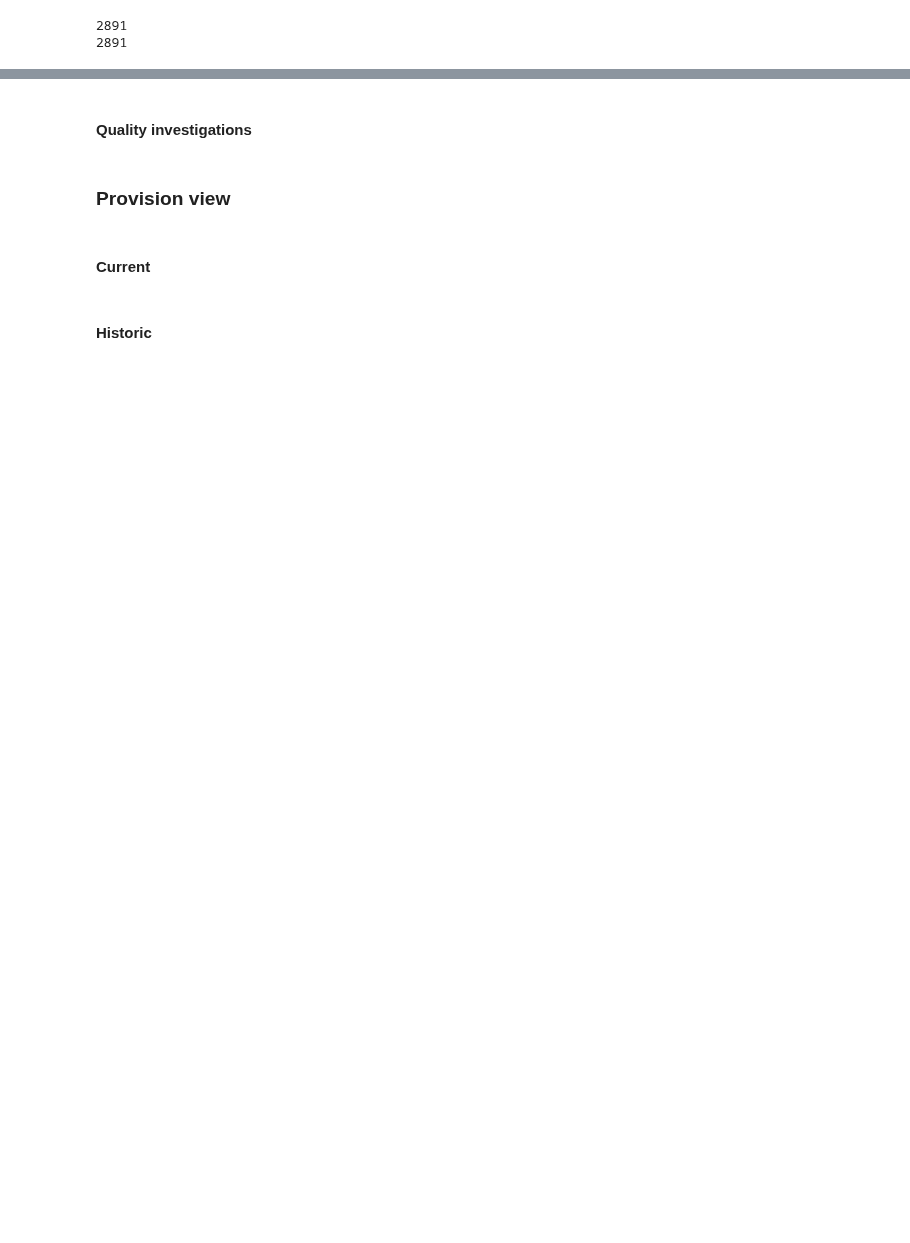
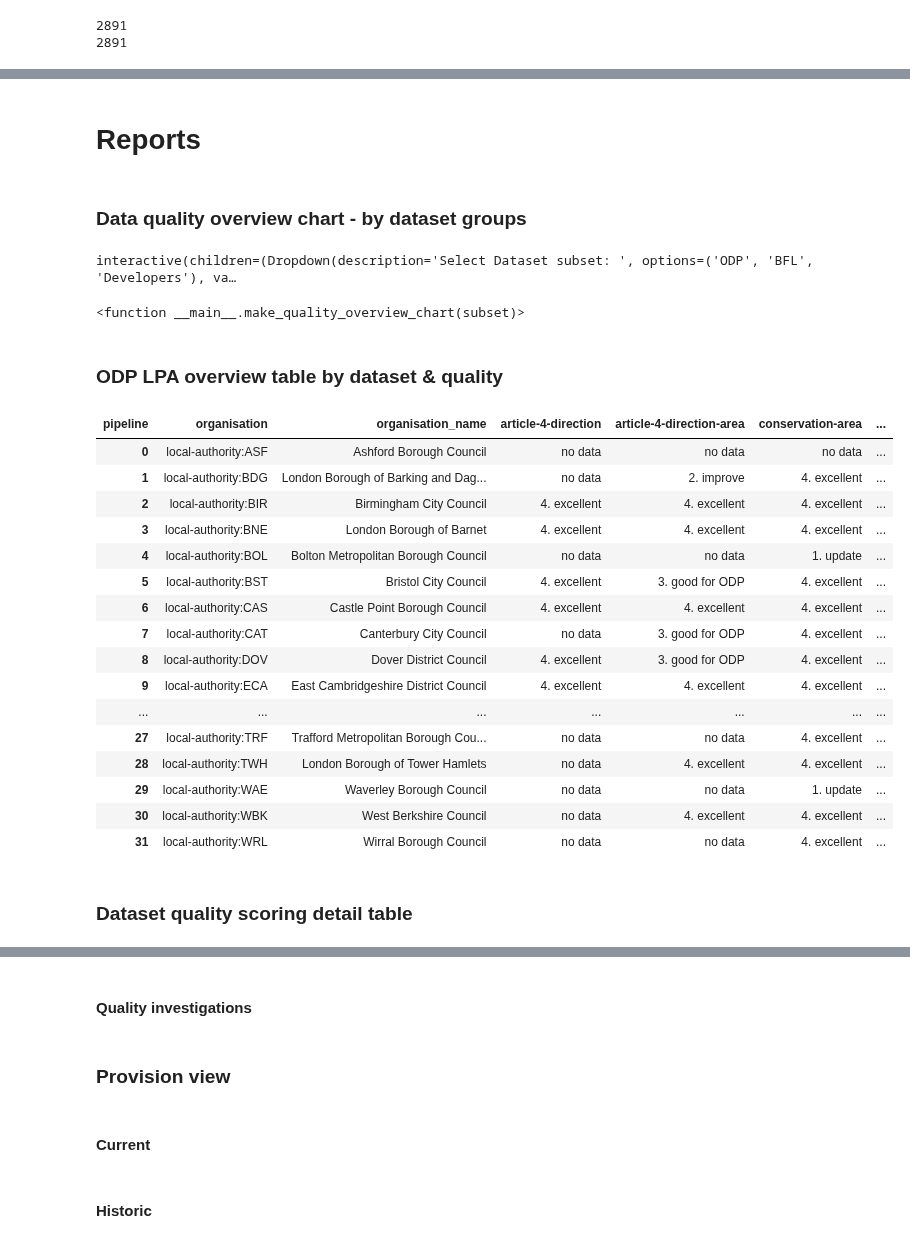
Before and after one commit to digital-land/jupyter-analysis, a Jupyter notebook: analysis/2024-06_issue_monitoring/issue_monitoring - provision scoring.ipynb, the cells around one changed output, grey strips where cells are left out. Saved outputs shown, nothing was run; the diff lists cells and outputs as text; code cells hidden in the pictures; blank space fills up the shorter version.

Commit message:
add second summary table and reorganise

```diff
--- a/analysis/2024-06_issue_monitoring/issue_monitoring - provision scoring.ipynb
+++ b/analysis/2024-06_issue_monitoring/issue_monitoring - provision scoring.ipynb
@@ -81,7 +81,8 @@ subset_dvl = ["developer-agreement", "developer-agreement-contribution", "develo
 # get table of active endpoints and resources, with issue summaries per resource joined on
 q = f"""
     SELECT
-        rhe.organisation, rhe.name as organisation_name, rhe.collection, rhe.pipeline, rhe.endpoint, rhe.resource, rhe.latest_status, rhe.endpoint_entry_date, rhe.resource_start_date,
+        rhe.organisation, rhe.name as organisation_name,
+        rhe.collection, rhe.pipeline, rhe.endpoint, rhe.resource, rhe.latest_status, rhe.endpoint_entry_date, rhe.resource_start_date,
         CAST(JULIANDAY('now') - JULIANDAY(rhe.resource_start_date) AS int) as resource_age_days,
         its.issue_type, its.count_issues, its.severity, its.responsibility
     FROM reporting_historic_endpoints rhe
@@ -192,0 +184,40 @@ plt.show()
+# %%
+# qual_summary
+
+lookup_provision_odp = lookup_provision[
+    lookup_provision["cohort"].str.contains("ODP")
+    ][["organisation", "pipeline"]].drop_duplicates()
+
+ # subset and pivot
+odp_lpa_summary = qual_summary.merge(
+    lookup_provision_odp,
+    how = "inner",
+    on = ["organisation", "pipeline"]
+).pivot(
+    columns = "pipeline",
+    values = "quality_level_label",
+    index = ["organisation", "organisation_name"]
+).reset_index()
+
+odp_lpa_summary.replace(np.nan, "no data", inplace=True)
+# odp_lpa_summary
+# %%
+level_colours = {
+    "4. excellent" : "background-color: #1a6837",
+    "3. good for ODP" : "background-color: #87cb67",
+    "2. improve" : "background-color: #fefebf",
+    "1. update" : "background-color: #f78c51"
+    }
+
+
+def make_color_mask_odp_lpa(df):
+    #DataFrame with same index and columns names as original filled empty strings
+    df_color_map =  pd.DataFrame("", index=df.index, columns=df.columns)
+
+    flag_slice = df.columns[2:]
+    for s in flag_slice:
+        df_color_map[s] = df[s].map(level_colours)
+
+    return df_color_map
+
+# odp_lpa_summary.style.apply(make_color_mask_odp_lpa, axis=None)
@@ -320,0 +371,33 @@ get_dataset_lpa_summary("tree")
+# %% [markdown]
+# Reports
+# %% [markdown]
+### Data quality overview chart - by dataset groups
+# %%
+widgets.interact(make_quality_overview_chart, subset = subset_dropdown)
+# %% [output]
+interactive(children=(Dropdown(description='Select Dataset subset: ', options=('ODP', 'BFL', 'Developers'), va…
+<function __main__.make_quality_overview_chart(subset)>
+# %% [markdown]
+### ODP LPA overview table by dataset & quality
+# %%
+odp_lpa_summary.style.apply(make_color_mask_odp_lpa, axis=None)
+# %% [output]
+| pipeline | organisation | organisation_name | article-4-direction | article-4-direction-area | conservation-area | ... |
+| 0 | local-authority:ASF | Ashford Borough Council | no data | no data | no data | ... |
+| 1 | local-authority:BDG | London Borough of Barking and Dag... | no data | 2. improve | 4. excellent | ... |
+| 2 | local-authority:BIR | Birmingham City Council | 4. excellent | 4. excellent | 4. excellent | ... |
+| 3 | local-authority:BNE | London Borough of Barnet | 4. excellent | 4. excellent | 4. excellent | ... |
+| 4 | local-authority:BOL | Bolton Metropolitan Borough Council | no data | no data | 1. update | ... |
+| 5 | local-authority:BST | Bristol City Council | 4. excellent | 3. good for ODP | 4. excellent | ... |
+| 6 | local-authority:CAS | Castle Point Borough Council | 4. excellent | 4. excellent | 4. excellent | ... |
+| 7 | local-authority:CAT | Canterbury City Council | no data | 3. good for ODP | 4. excellent | ... |
+| 8 | local-authority:DOV | Dover District Council | 4. excellent | 3. good for ODP | 4. excellent | ... |
+| 9 | local-authority:ECA | East Cambridgeshire District Council | 4. excellent | 4. excellent | 4. excellent | ... |
+| ... | ... | ... | ... | ... | ... | ... |
+| 27 | local-authority:TRF | Trafford Metropolitan Borough Cou... | no data | no data | 4. excellent | ... |
+| 28 | local-authority:TWH | London Borough of Tower Hamlets | no data | 4. excellent | 4. excellent | ... |
+| 29 | local-authority:WAE | Waverley Borough Council | no data | no data | 1. update | ... |
+| 30 | local-authority:WBK | West Berkshire Council | no data | 4. excellent | 4. excellent | ... |
+| 31 | local-authority:WRL | Wirral Borough Council | no data | no data | 4. excellent | ... |
+# %% [markdown]
+### Dataset quality scoring detail table
```
Also changed, not shown: parts of 22 cells of this notebook.
